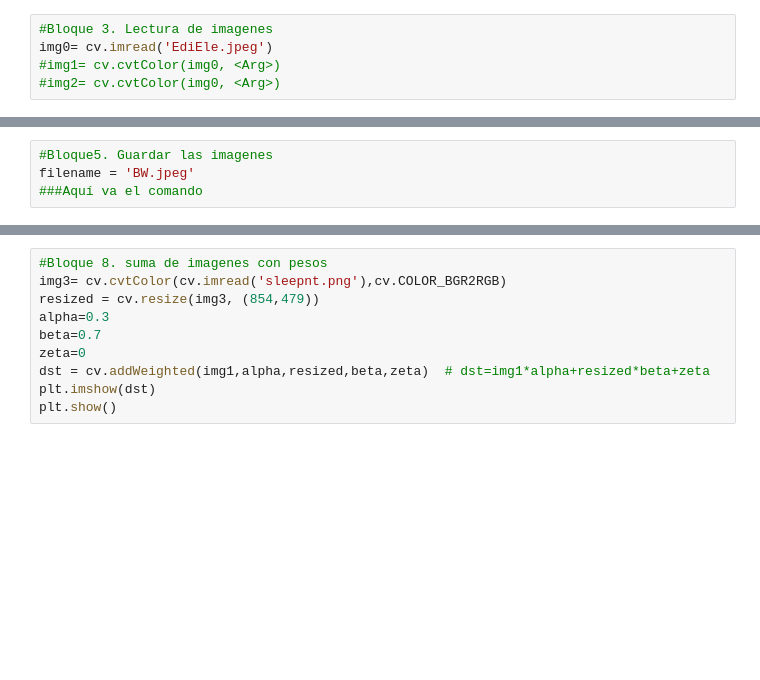
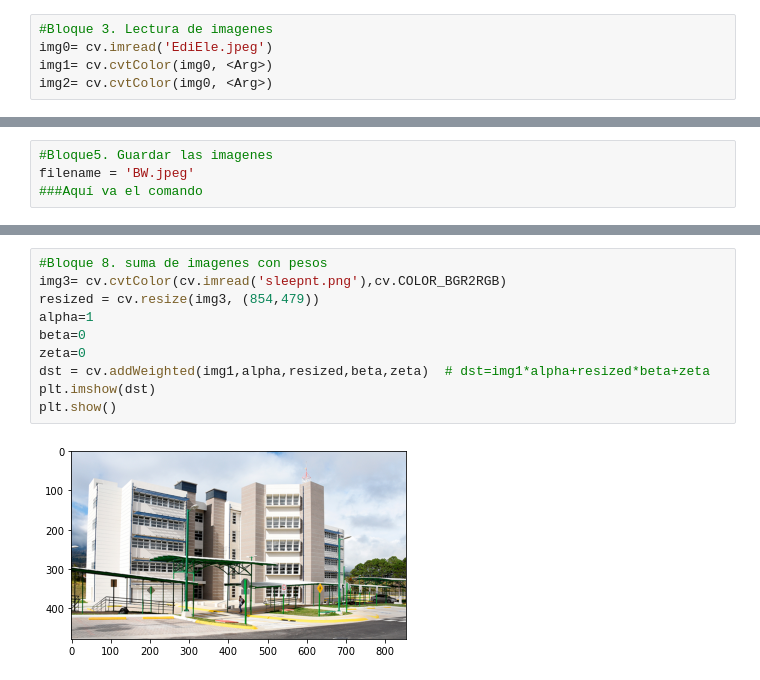
Before and after one commit to leinad3008/miniTaller-OpenCV, a Jupyter notebook: miniTaller_OpenCV.ipynb, the cells around one changed output, grey strips where cells are left out. Saved outputs shown, nothing was run; the diff lists cells and outputs as text; blank space fills up the shorter version.

```diff
--- a/miniTaller_OpenCV.ipynb
+++ b/miniTaller_OpenCV.ipynb
@@ -12,8 +12,8 @@ import matplotlib.pyplot as plt
 # %%
 #Bloque 3. Lectura de imagenes
 img0= cv.imread('EdiEle.jpeg')
-#img1= cv.cvtColor(img0, <Arg>)
-#img2= cv.cvtColor(img0, <Arg>)
+img1= cv.cvtColor(img0, <Arg>)
+img2= cv.cvtColor(img0, <Arg>)
 # %%
 #Bloque 4. Mostrando la imagen con la ayuda de matplotlib
 plt.imshow(img0)
@@ -34,10 +40,12 @@ plt.show()
 # %%
 #Bloque 8. suma de imagenes con pesos
 img3= cv.cvtColor(cv.imread('sleepnt.png'),cv.COLOR_BGR2RGB)
 resized = cv.resize(img3, (854,479))
-alpha=0.3
-beta=0.7
+alpha=1
+beta=0
 zeta=0
 dst = cv.addWeighted(img1,alpha,resized,beta,zeta)  # dst=img1*alpha+resized*beta+zeta
 plt.imshow(dst)
 plt.show()
+# %% [output]
+[figure, added]
```
Also changed, not shown: parts of 3 cells of this notebook, 1 other file.
